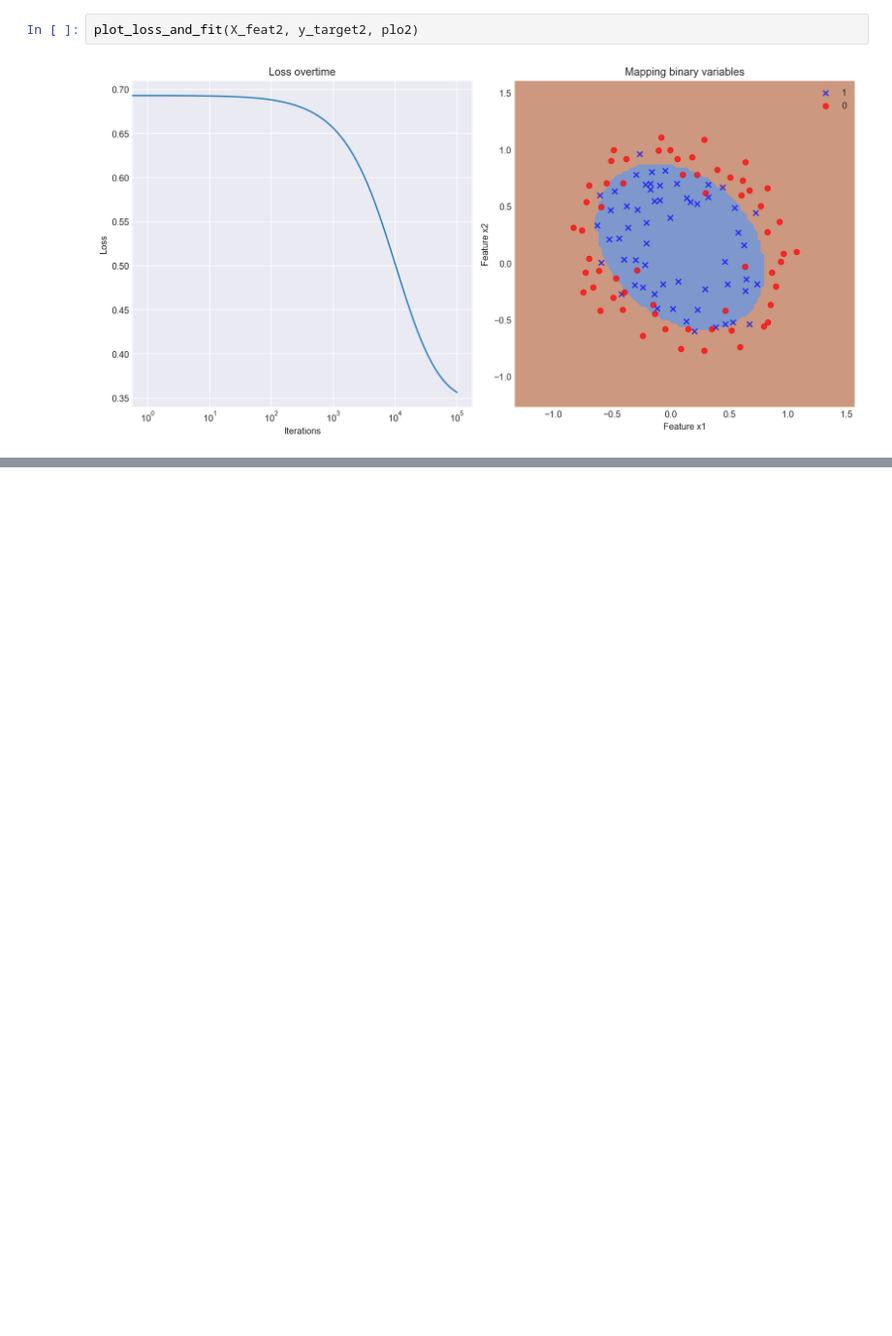
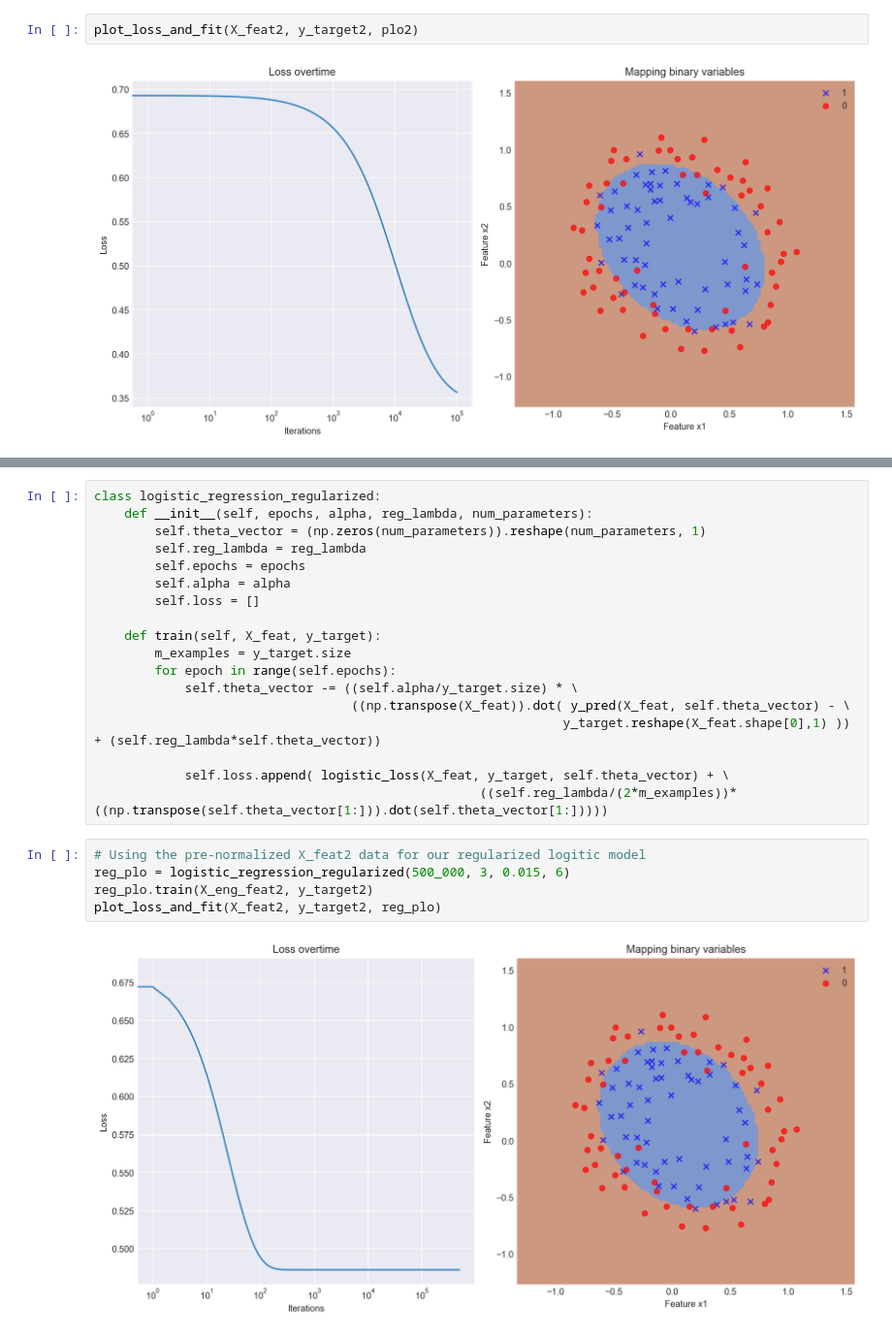
Before and after one commit to SamSamhuns/ml_linear_logistic_regression, a Jupyter notebook: logistic_regression.ipynb, the cells around one changed output, grey strips where cells are left out. Shown at 97% size. Drawn from its saved outputs; the diff is of its cells as text; blank space fills up the shorter version.

```diff
--- a/logistic_regression.ipynb
+++ b/logistic_regression.ipynb
@@ -335,0 +349,25 @@ Now we implment an improved version of our logistic regression algorithm with re
+# %%
+class logistic_regression_regularized:
+    def __init__(self, epochs, alpha, reg_lambda, num_parameters):
+        self.theta_vector = (np.zeros(num_parameters)).reshape(num_parameters, 1)
+        self.reg_lambda = reg_lambda
+        self.epochs = epochs
+        self.alpha = alpha
+        self.loss = []
+
+    def train(self, X_feat, y_target):
+        m_examples = y_target.size
+        for epoch in range(self.epochs):
+            self.theta_vector -= ((self.alpha/y_target.size) * \
+                                  ((np.transpose(X_feat)).dot( y_pred(X_feat, self.theta_vector) - \
+                                                              y_target.reshape(X_feat.shape[0],1) )) + (self.reg_lambda*self.theta_vector))
+
+            self.loss.append( logistic_loss(X_feat, y_target, self.theta_vector) + \
+                                                   ((self.reg_lambda/(2*m_examples))*((np.transpose(self.theta_vector[1:])).dot(self.theta_vector[1:]))))
+# %%
+# Using the pre-normalized X_feat2 data for our regularized logitic model
+reg_plo = logistic_regression_regularized(500_000, 3, 0.015, 6)
+reg_plo.train(X_eng_feat2, y_target2)
+plot_loss_and_fit(X_feat2, y_target2, reg_plo)
+# %% [output]
+[figure, added]
```
Also changed, not shown: parts of 9 cells of this notebook.
